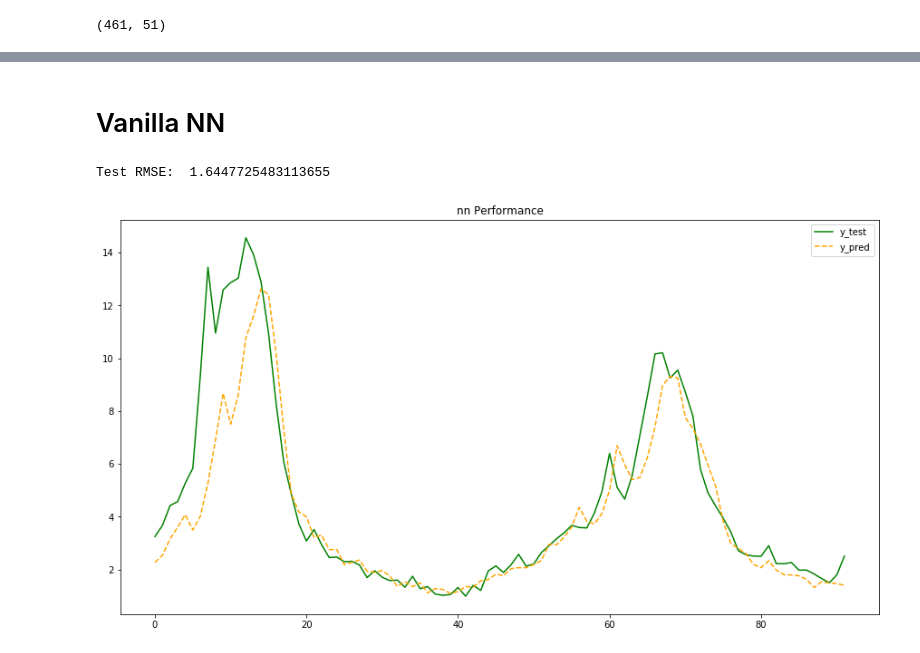
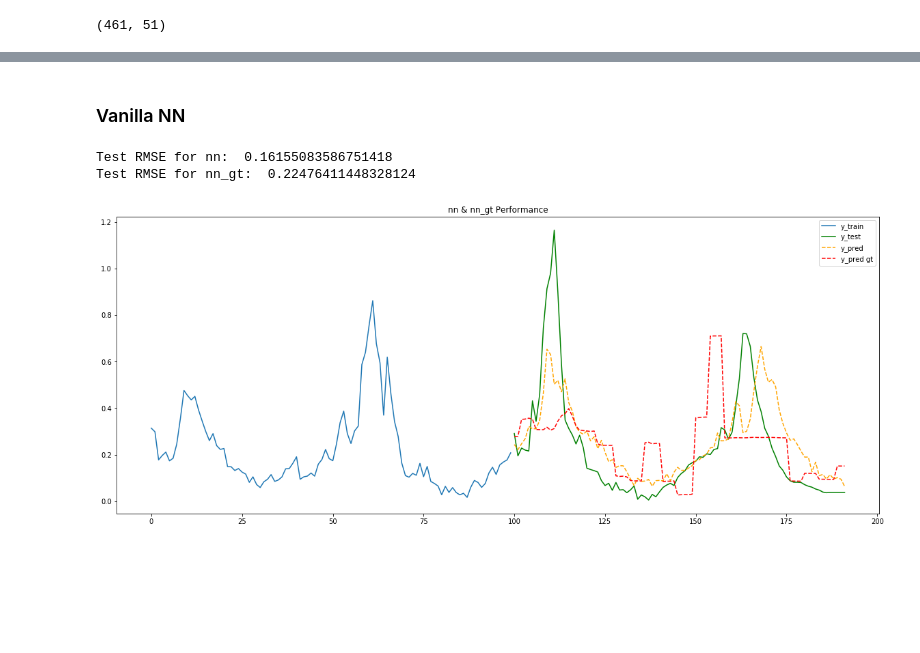
Before and after one commit to FiveSixSenvenEight/109B_flu_prediction, a Jupyter notebook: 02-analysis/01-ZXU.ipynb, the cells around one changed output, grey strips where cells are left out. Drawn from its saved outputs; the diff is of its cells as text; code cells hidden in the pictures; blank space fills up the shorter version.

```diff
--- a/02-analysis/01-ZXU.ipynb
+++ b/02-analysis/01-ZXU.ipynb
@@ -88,0 +120,16 @@ print(X_all.shape, X_all_gt.shape, y_all.shape)
+# %%
+# Define target
+target = 'target'
+train_len = len(df_state_train)
+df_state = pd.concat((df_state_train, df_state_test), axis=0)
+y_all = df_state[[flu_colname]].shift(-4).fillna(method = 'ffill')
+y_train = y_all[:train_len]
+y_test = y_all[train_len:]
+
+# y_train = df_state_train[[target]]
+# y_test = df_state_test[[target]]
+y_train, y_test = minmax_transform(y_train, y_test)
+
+y_all = np.concatenate((y_train, y_test))
+
+print(y_train.shape, y_test.shape, y_all.shape)
@@ -120,7 +318,9 @@ array(['texas_flu', 'New Hampshire', 'Illinois', 'Georgia',
 # %% [markdown]
-# Vanilla NN
+### Vanilla NN
 # %%
-def create_NN(X_train,y_train,batch_size,epochs,verbose):
+def create_NN(X,y,batch_size,epochs,verbose):
+    tf.random.set_seed(4747)
+    np.random.seed(4747)
     n_units = 64
     drop_rate = .2
     optimizer = RMSprop(1e-4)
@@ -129,23 +329,28 @@ def create_NN(X_train,y_train,batch_size,epochs,verbose):
     epochs = epochs
     validation_split = 0.2
     verbose = verbose
+
     model = tf.keras.Sequential()
-    model.add(Dense(input_dim=(X_train.shape[1]),units = n_units,activation = 'relu'))
+    model.add(Dense(input_dim=(X.shape[1]),units = n_units,activation = 'relu'))
     model.add(Dropout(drop_rate))
     model.add(Dense(units = n_units,activation = 'relu'))
     model.add(Dense(1, activation="linear"))
     model.compile(optimizer=optimizer, loss=loss)
     es = EarlyStopping(patience=10)
-    model.fit(X_train, y_train,
+    model.fit(X,y,
               batch_size=batch_size, epochs=epochs,
               validation_split=validation_split,
               verbose=verbose, callbacks=[es])
     return model
 # %%
-model = create_NN(X_train, y_train,32,100,0)
-y_pred = model.predict(X_test)
-plot_predictions(y_test, 'nn', y_pred)
+nn = create_NN(X_train_states, y_train,32,100,0)
+y_pred = nn.predict(X_test_states)
+nn_gt = create_NN(X_train_gt, y_train,32,100,0)
+y_pred_gt = nn_gt.predict(X_test_gt)
+
+plot_predictions(y_train, y_test, 'nn', y_pred, 'nn_gt', y_pred_gt)
 # %% [output]
-Test RMSE:  1.6447725483113655
+Test RMSE for nn:  0.16155083586751418
+Test RMSE for nn_gt:  0.22476411448328124
-[figure, old version]
+[figure, new version]
 # %%
```
Also changed, not shown: parts of 23 cells of this notebook.
